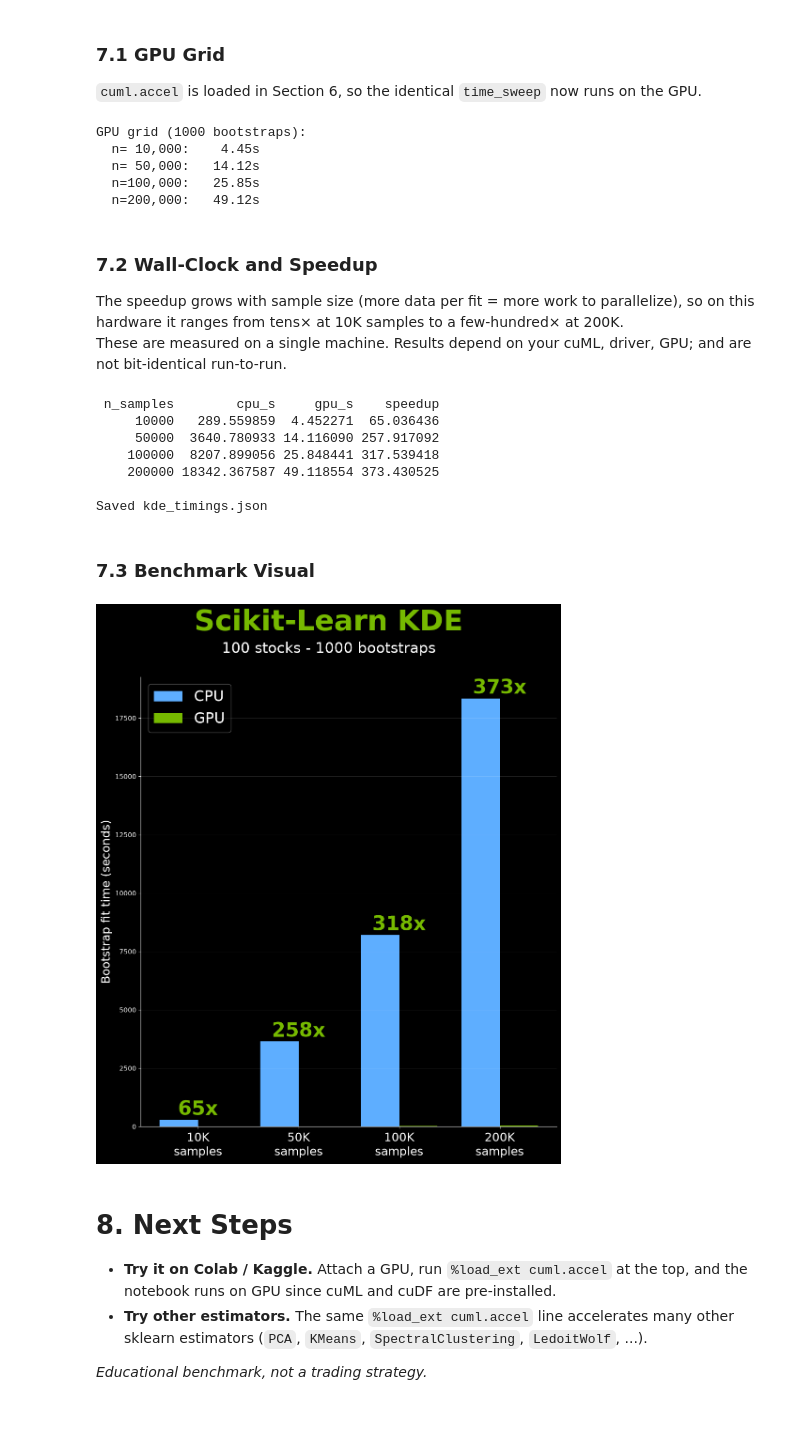
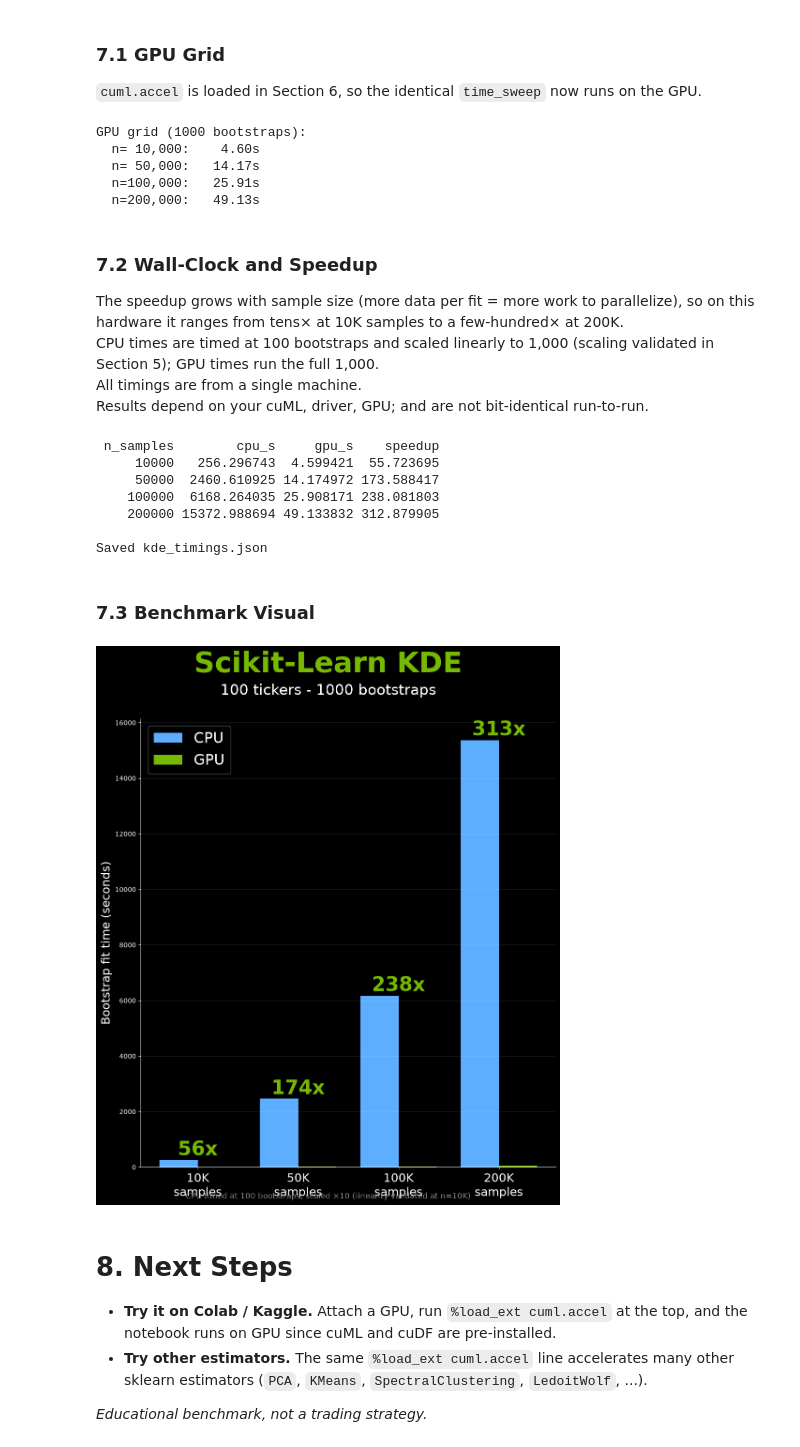
Before and after one commit to will-hill/GPU-Quant-Finance, a Jupyter notebook: 03-kde-stylized-facts/KDE_Stylized_Facts_Demo.ipynb, the cells around one changed output. Drawn from its saved outputs; the diff is of its cells as text; code cells hidden in the pictures; blank space fills up the shorter version.

```diff
--- a/03-kde-stylized-facts/KDE_Stylized_Facts_Demo.ipynb
+++ b/03-kde-stylized-facts/KDE_Stylized_Facts_Demo.ipynb
@@ -62,7 +68,7 @@ import numpy as np
 import time
 
 # Pre-computed 5-minute returns [ticker, ret]
-CANDIDATES = ["intraday_returns.parquet", "../data/intraday_returns.parquet"]
+CANDIDATES = ["intraday_returns_5m.parquet", "../data/intraday_returns_5m.parquet"]
 DATA_PATH = next((p for p in CANDIDATES if Path(p).exists()), CANDIDATES[0])
 
 Path("images").mkdir(parents=True, exist_ok=True)  # figures save here
@@ -105,13 +111,13 @@ KDE_BANDWIDTH = 0.0002
 # Fixed evaluation grid: +/- 2% in 5-minute return space.
 GRID = np.linspace(-0.02, 0.02, 5000).reshape(-1, 1)
 # %%
-def bootstrap_kde(returns, n_samples=N_SAMPLES, n_boot=N_BOOT, bandwidth=KDE_BANDWIDTH, seed=0):
+def bootstrap_kde(returns, n_samples=N_SAMPLES, n_boot=N_BOOT_HEADLINE, bandwidth=KDE_BANDWIDTH, seed=0):
     """Bootstrap KDE of a return sample. Returns timing + density band."""
     densities = np.empty((n_boot, len(GRID)))
 
     t0 = time.perf_counter()
     for i in range(n_boot):
-        sample = returns.sample(n=n_samples, replace=True).values.reshape(-1, 1)
+        sample = returns.sample(n=n_samples, replace=True, random_state=seed + i).values.reshape(-1, 1)
         kde = KernelDensity(bandwidth=bandwidth, kernel="gaussian").fit(sample)
         densities[i] = np.exp(kde.score_samples(GRID))
     fit_seconds = time.perf_counter() - t0
@@ -265,6 +277,8 @@ Note the wall time based on workload size.
 # %%
+assert "cuml.accel" not in sys.modules, "cuml.accel loaded — restart kernel for a true CPU baseline"
+
 SCALES = [10_000, 50_000, 100_000, 200_000]
-N_BOOT = 1_000             # the workload the GPU grid runs in full
+N_BOOT_FULL = 1_000        # the workload the GPU grid runs in full
 CPU_BOOT = 100             # CPU timed on fewer bootstraps, then scaled (time is linear in n_boot)
 
 
@@ -281,13 +295,13 @@ def time_sweep(pool, scales, n_boot, label, scale_to=None):
     return out
 
 
-# CPU grid on the real pooled returns (scaled from CPU_BOOT -> N_BOOT).
-cpu_grid = time_sweep(all_returns["ret"], SCALES, CPU_BOOT, "CPU", scale_to=N_BOOT)
+# CPU grid on the real pooled returns (scaled from CPU_BOOT -> N_BOOT_FULL).
+cpu_grid = time_sweep(all_returns["ret"], SCALES, CPU_BOOT, "CPU", scale_to=N_BOOT_FULL)
 
 # Anchor: one fully-measured CPU point at the full N_BOOT validates the linear scaling.
 anchor_n = SCALES[0]
-anchor_measured = bootstrap_kde(all_returns["ret"], n_samples=anchor_n, n_boot=N_BOOT)["fit_seconds"]
-print(f"\nanchor (measured, full N_BOOT={N_BOOT}, n={anchor_n:,}): {anchor_measured:6.2f}s")
+anchor_measured = bootstrap_kde(all_returns["ret"], n_samples=anchor_n, n_boot=N_BOOT_FULL)["fit_seconds"]
+print(f"\nanchor (measured, full N_BOOT_FULL={N_BOOT_FULL}, n={anchor_n:,}): {anchor_measured:6.2f}s")
 print(f"anchor (scaled  from CPU_BOOT={CPU_BOOT}):              {cpu_grid[anchor_n]:6.2f}s")
 print(f"scaling error: {abs(anchor_measured - cpu_grid[anchor_n]) / anchor_measured:.1%}"
       "  (small -> linear-in-n_boot scaling is valid)")
@@ -378,18 +396,20 @@ Now run the **same sweep on the same data** on the GPU.
 
 `cuml.accel` is loaded in Section 6, so the identical `time_sweep` now runs on the GPU.
 # %%
-gpu_grid = time_sweep(all_returns['ret'], SCALES, N_BOOT, "GPU")   # full N_BOOT on real returns — fast on GPU
+gpu_grid = time_sweep(all_returns['ret'], SCALES, N_BOOT_FULL, "GPU")   # full N_BOOT_FULL on real returns — fast on GPU
 # %% [output]
 GPU grid (1000 bootstraps):
-  n= 10,000:    4.45s
-  n= 50,000:   14.12s
-  n=100,000:   25.85s
-  n=200,000:   49.12s
+  n= 10,000:    4.60s
+  n= 50,000:   14.17s
+  n=100,000:   25.91s
+  n=200,000:   49.13s
 # %% [markdown]
 ### 7.2 Wall-Clock and Speedup
 
 The speedup grows with sample size (more data per fit = more work to parallelize), so on this hardware it ranges from tens× at 10K samples to a few-hundred× at 200K.
-These are measured on a single machine. Results depend on your cuML, driver, GPU; and are not bit-identical run-to-run.
+CPU times are timed at 100 bootstraps and scaled linearly to 1,000 (scaling validated in Section 5); GPU times run the full 1,000.
+All timings are from a single machine.
+Results depend on your cuML, driver, GPU; and are not bit-identical run-to-run.
 # %%
 import json
 
@@ -407,14 +427,15 @@ Path("kde_timings.json").write_text(json.dumps({
     "cpu_s": [cpu_grid[n] for n in SCALES],
     "gpu_s": [gpu_grid[n] for n in SCALES],
     "hardware": "Threadripper PRO 7965WX + RTX PRO 6000 Blackwell",
+    "cpu_method": "timed at 100 bootstraps, scaled linearly to 1000; linearity validated at n=10k (Section 5 anchor)",
 }, indent=2))
 print("\nSaved kde_timings.json")
 # %% [output]
  n_samples        cpu_s     gpu_s    speedup
-     10000   289.559859  4.452271  65.036436
-     50000  3640.780933 14.116090 257.917092
-    100000  8207.899056 25.848441 317.539418
-    200000 18342.367587 49.118554 373.430525
+     10000   256.296743  4.599421  55.723695
+     50000  2460.610925 14.174972 173.588417
+    100000  6168.264035 25.908171 238.081803
+    200000 15372.988694 49.133832 312.879905
 
 Saved kde_timings.json
 # %% [markdown]
@@ -422,33 +443,35 @@ Saved kde_timings.json
 # %%
 labels = ["10K", "50K", "100K", "200K"]
 cpu_t = bench["cpu_s"].to_numpy()
 gpu_t = bench["gpu_s"].to_numpy()
 speedups = bench["speedup"].to_numpy()
 
 fig, ax = plt.subplots(figsize=(10, 12), facecolor="black")
 ax.set_facecolor("black")
 x = np.arange(len(SCALES))
 w = 0.38
 ax.bar(x - w/2, cpu_t, w, color=NV_BLUE, label="CPU")
 ax.bar(x + w/2, gpu_t, w, color=NV_GREEN, label="GPU")
 for i, (c, s) in enumerate(zip(cpu_t, speedups)):
     if np.isfinite(s):
         ax.text(i, c, f"{s:.0f}x", ha="center", va="bottom",
                 fontsize=30, fontweight="bold", color=NV_GREEN)
 ax.set_xticks(x)
 ax.set_xticklabels([f"{l}\nsamples" for l in labels], fontsize=18)
 ax.set_ylabel("Bootstrap fit time (seconds)", fontsize=18)
 ax.legend(fontsize=22, loc="upper left", framealpha=0.4)
 ax.spines["top"].set_visible(False)
 ax.spines["right"].set_visible(False)
 ax.grid(axis="y", alpha=0.15)
 fig.text(0.5, 0.95, "Scikit-Learn KDE", ha="center", fontsize=44, fontweight="bold", color=NV_GREEN)
-fig.text(0.5, 0.91, f"100 stocks - {N_BOOT} bootstraps", ha="center", fontsize=22, color="white")
+fig.text(0.5, 0.91, f"100 tickers - {N_BOOT_FULL} bootstraps", ha="center", fontsize=22, color="white")
 plt.tight_layout(rect=[0, 0, 1, 0.88])
+fig.text(0.5, 0.015, "CPU timed at 100 bootstraps, scaled ×10 (linearity validated at n=10K)",
+         ha="center", fontsize=12, color="#888888")
 plt.savefig("images/kde_benchmark.png", dpi=200, facecolor="black", bbox_inches="tight")
 plt.show()
 # %% [output]
-[figure, old version]
+[figure, new version]
 # %% [markdown]
 # 8. Next Steps
 
```
Also changed, not shown: parts of 19 cells of this notebook.
